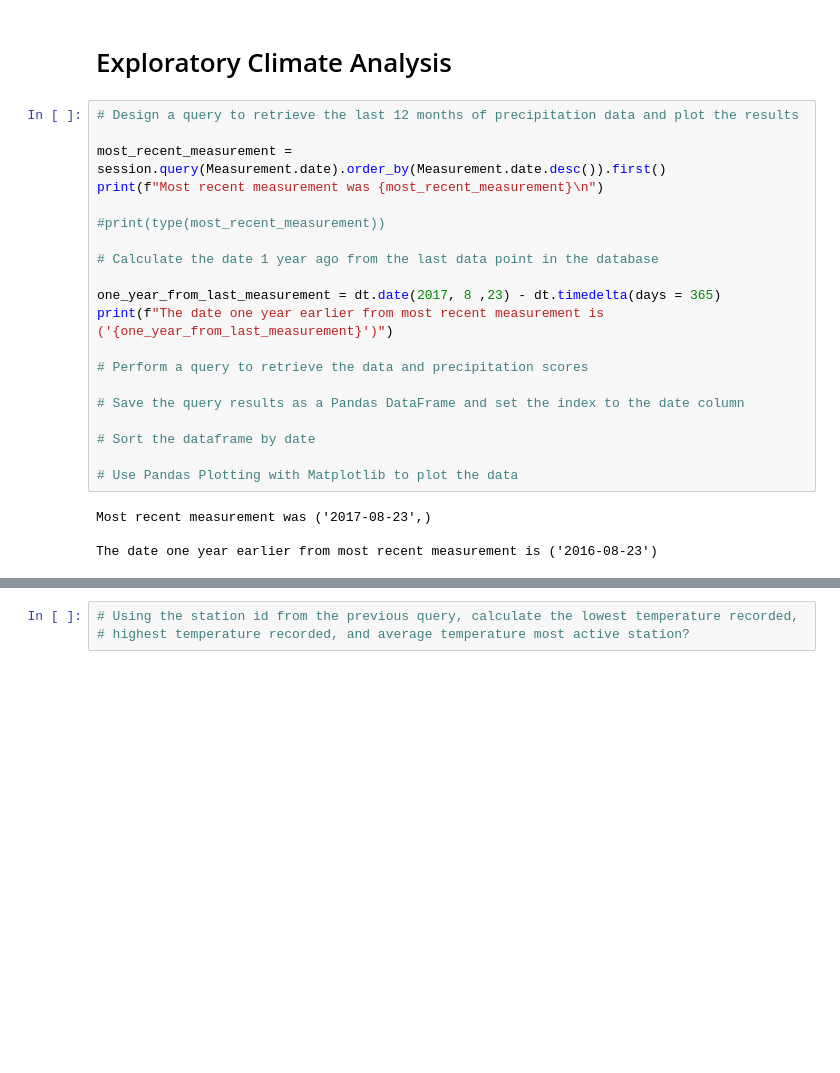
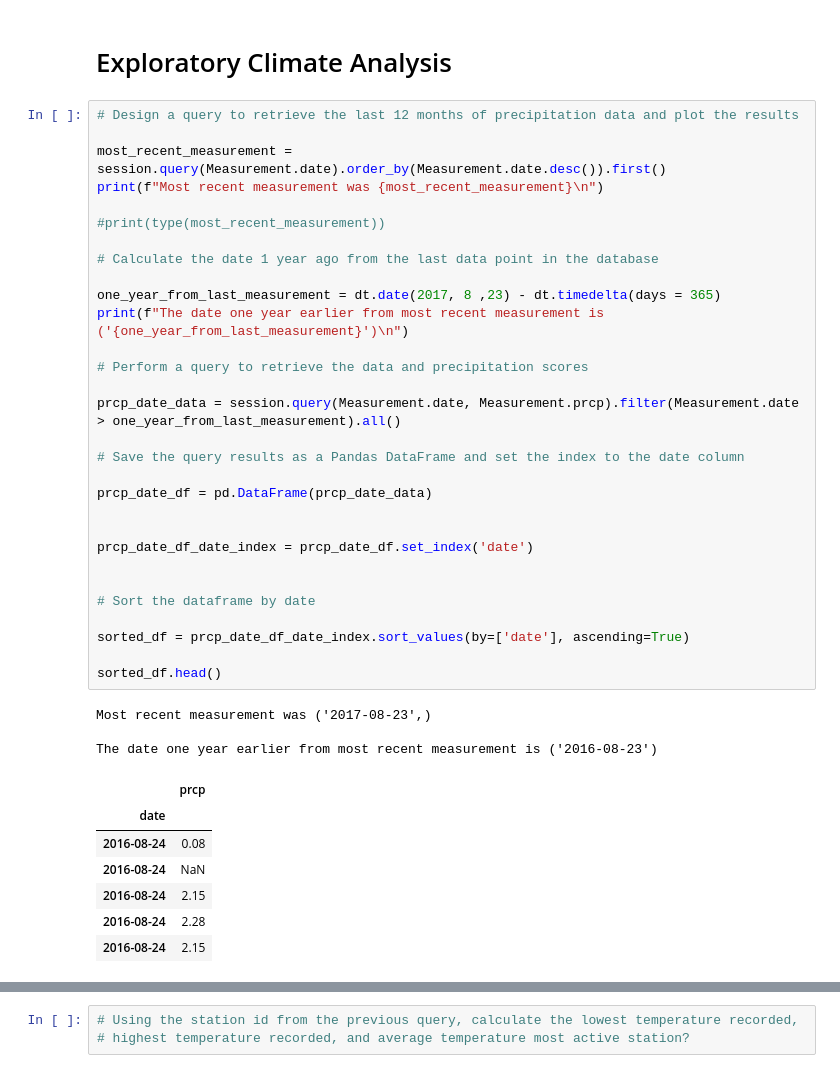
Before and after one commit to fubarroso/homework-10-FUBarroso, a Jupyter notebook: homework_10_FUBarroso.ipynb, the cells around one changed output, grey strips where cells are left out. Saved outputs shown, nothing was run; the diff lists cells and outputs as text; blank space fills up the shorter version.

```diff
--- a/homework_10_FUBarroso.ipynb
+++ b/homework_10_FUBarroso.ipynb
@@ -40,24 +40,41 @@ session = Session(engine)
 # %%
 # Design a query to retrieve the last 12 months of precipitation data and plot the results
 
 most_recent_measurement = session.query(Measurement.date).order_by(Measurement.date.desc()).first()
 print(f"Most recent measurement was {most_recent_measurement}\n")
 
 #print(type(most_recent_measurement))
 
 # Calculate the date 1 year ago from the last data point in the database
 
 one_year_from_last_measurement = dt.date(2017, 8 ,23) - dt.timedelta(days = 365)
-print(f"The date one year earlier from most recent measurement is ('{one_year_from_last_measurement}')")
+print(f"The date one year earlier from most recent measurement is ('{one_year_from_last_measurement}')\n")
 
 # Perform a query to retrieve the data and precipitation scores
 
+prcp_date_data = session.query(Measurement.date, Measurement.prcp).filter(Measurement.date > one_year_from_last_measurement).all()
+
 # Save the query results as a Pandas DataFrame and set the index to the date column
+
+prcp_date_df = pd.DataFrame(prcp_date_data)
+
+
+prcp_date_df_date_index = prcp_date_df.set_index('date')
+
 
 # Sort the dataframe by date
 
-# Use Pandas Plotting with Matplotlib to plot the data
+sorted_df = prcp_date_df_date_index.sort_values(by=['date'], ascending=True)
+
+sorted_df.head()
 # %% [output]
 Most recent measurement was ('2017-08-23',)
 
 The date one year earlier from most recent measurement is ('2016-08-23')
+|  | prcp |
+| date |  |
+| 2016-08-24 | 0.08 |
+| 2016-08-24 | NaN |
+| 2016-08-24 | 2.15 |
+| 2016-08-24 | 2.28 |
+| 2016-08-24 | 2.15 |
```
Also changed, not shown: parts of 8 cells of this notebook.
